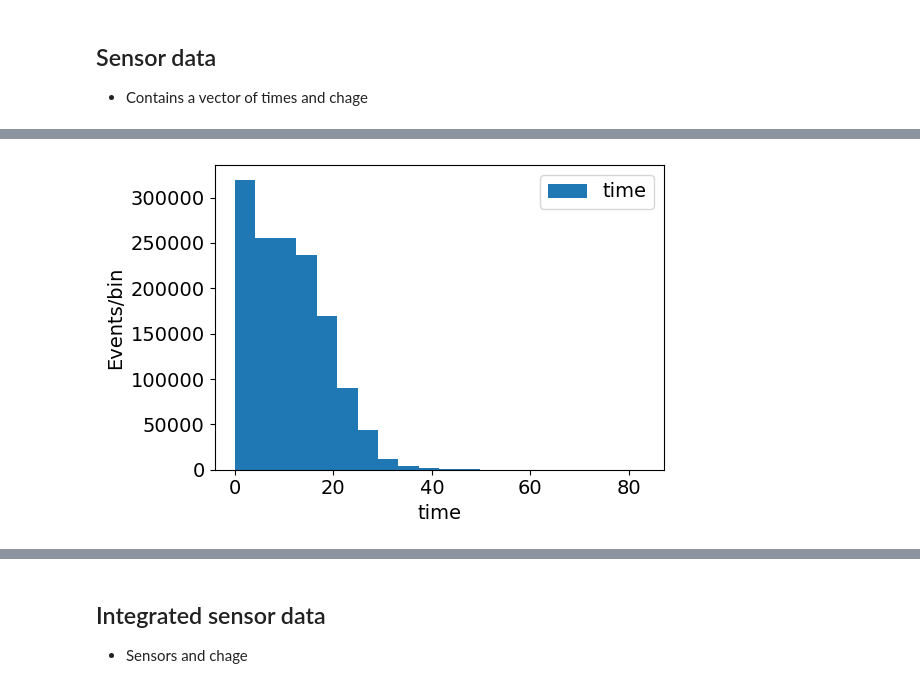
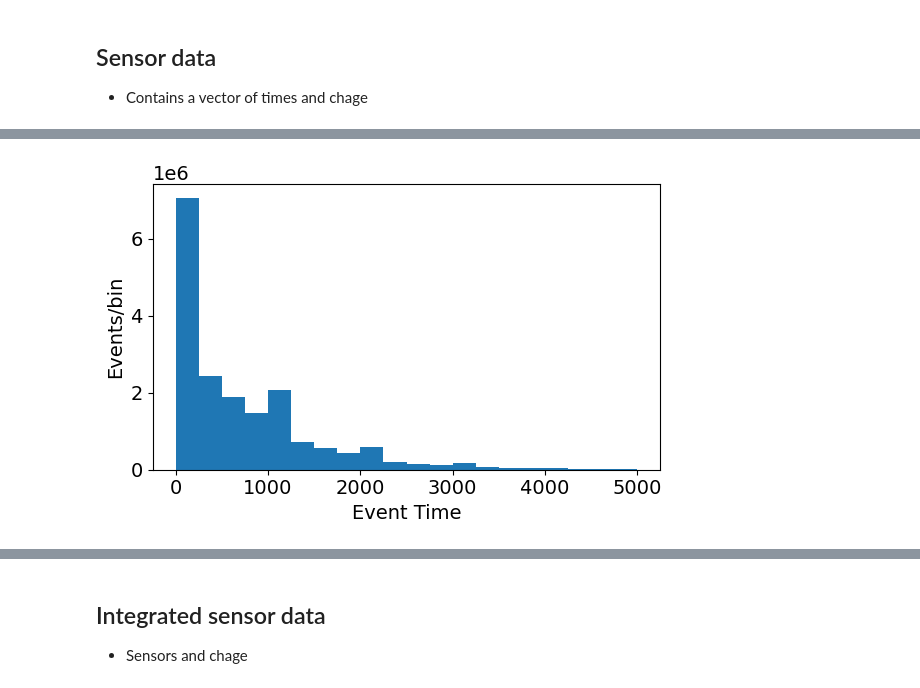
Before and after one commit to jjgomezcadenas/g4crysp, a Jupyter notebook: monolithicCrystal/crystalMT/nb/analysis.ipynb, the cells around one changed output, grey strips where cells are left out. Drawn from its saved outputs; the diff is of its cells as text; code cells hidden in the pictures.

```diff
--- a/monolithicCrystal/crystalMT/nb/analysis.ipynb
+++ b/monolithicCrystal/crystalMT/nb/analysis.ipynb
@@ -28,3 +37,14 @@ def histoplot(df, dfvar, num_bins = 10, figsize=(6, 4), title=""):
+# %%
+def plot_time(df, num_bins = 20, xmin=0.0, xmax=5e+3, timebin=200, figsize=(6, 4), title=""):
+
+    fig, ax0 = plt.subplots(1, 1, figsize=figsize)
+    _, _, _ = ax0.hist(df.time * timebin, num_bins, (xmin, xmax), weights=df.charge)
+    ax0.set_xlabel("Event Time")
+    ax0.set_ylabel('Events/bin')
+    ax0.set_title(title)
+
+    fig.tight_layout()
+    plt.show()
 # %%
 def select_image_from_df(evtsel = 10):
     gevt = df.groupby('event')
@@ -127,4 +151,4 @@ df
 # %%
-histoplot(df, "time", num_bins = 20, figsize=(6, 4), title="")
+plot_time(df, num_bins = 20, xmin=0.0, xmax=5e+3, timebin=200, figsize=(6, 4), title="")
 # %% [output]
-[figure, old version]
+[figure, new version]
```
Also changed, not shown: parts of 14 cells of this notebook, 9 other files.
